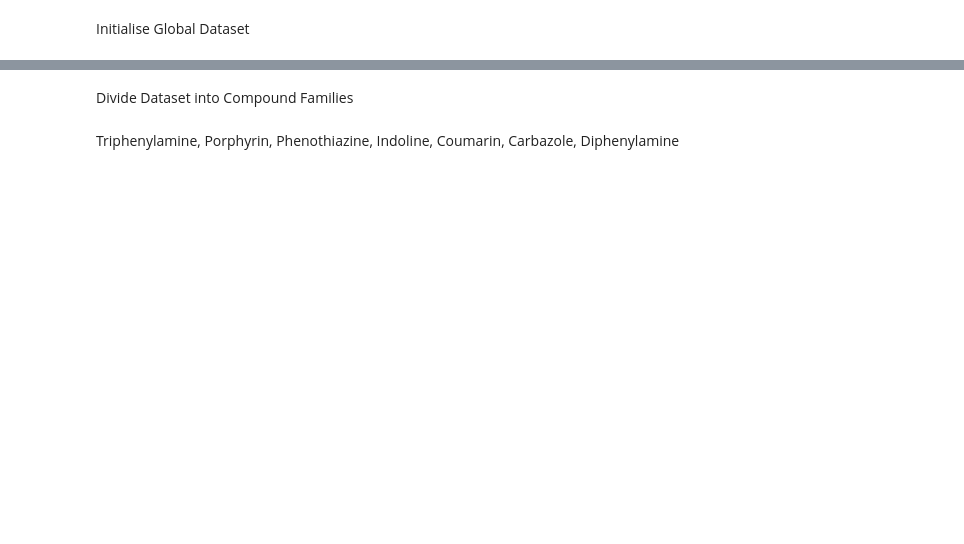
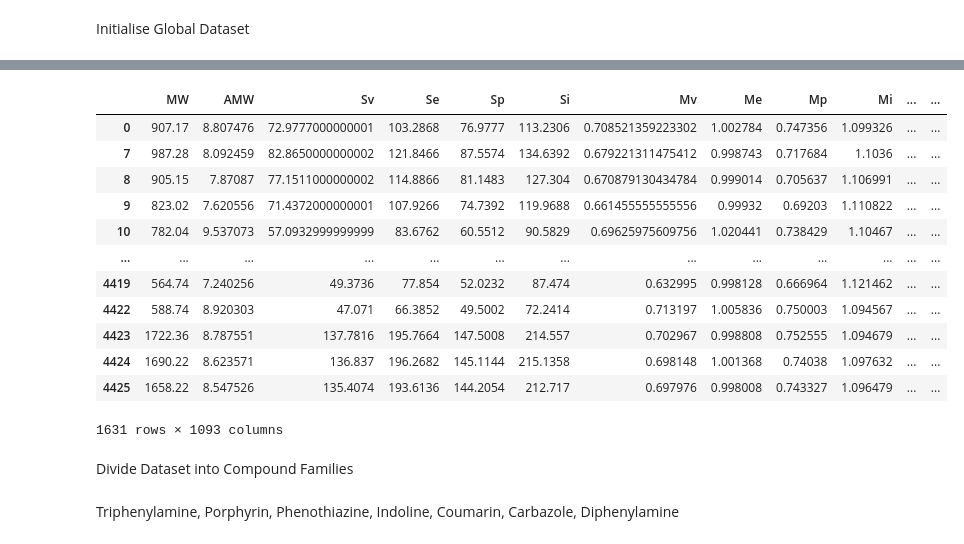
Before and after one commit to PaulC61/Cheminformatics, a Jupyter notebook: InternshipM2_BIU/WorkingEnvironment/Phase2/plsPaper.ipynb, the cells around one changed output, grey strips where cells are left out. Cells and saved outputs as stored; diff of their text form; code cells hidden in the pictures; blank space fills up the shorter version.

```diff
--- a/InternshipM2_BIU/WorkingEnvironment/Phase2/plsPaper.ipynb
+++ b/InternshipM2_BIU/WorkingEnvironment/Phase2/plsPaper.ipynb
@@ -2,3 +2,6 @@
 Initialise Global Dataset
 # %%
 import pandas as pd
+# %%
+noMetalsNoMixes_Y = pd.read_csv('Data/noMetalsNoMixes.csv', index_col=0)
+noMetalsNoMixes_Y
@@ -5,3 +22,23 @@ import pandas as pd
+# %%
+noMetalsNoMixes_X = pd.read_csv('Data/noMetalsNoMixesDescs.txt', sep='\t', index_col=0)
+noMetalsNoMixes_X = pd.DataFrame(noMetalsNoMixes_X.to_numpy(), index=noMetalsNoMixes_Y.index, columns=noMetalsNoMixes_X.columns)
+
+noMetalsNoMixes_X=noMetalsNoMixes_X.drop(['NAME'], axis=1)
+noMetalsNoMixes_X
+# %% [output]
+|  | MW | AMW | Sv | Se | Sp | Si | Mv | Me | Mp | Mi | ... | ... |
+| 0 | 907.17 | 8.807476 | 72.9777000000001 | 103.2868 | 76.9777 | 113.2306 | 0.708521359223302 | 1.002784 | 0.747356 | 1.099326 | ... | ... |
+| 7 | 987.28 | 8.092459 | 82.8650000000002 | 121.8466 | 87.5574 | 134.6392 | 0.679221311475412 | 0.998743 | 0.717684 | 1.1036 | ... | ... |
+| 8 | 905.15 | 7.87087 | 77.1511000000002 | 114.8866 | 81.1483 | 127.304 | 0.670879130434784 | 0.999014 | 0.705637 | 1.106991 | ... | ... |
+| 9 | 823.02 | 7.620556 | 71.4372000000001 | 107.9266 | 74.7392 | 119.9688 | 0.661455555555556 | 0.99932 | 0.69203 | 1.110822 | ... | ... |
+| 10 | 782.04 | 9.537073 | 57.0932999999999 | 83.6762 | 60.5512 | 90.5829 | 0.69625975609756 | 1.020441 | 0.738429 | 1.10467 | ... | ... |
+| ... | ... | ... | ... | ... | ... | ... | ... | ... | ... | ... | ... | ... |
+| 4419 | 564.74 | 7.240256 | 49.3736 | 77.854 | 52.0232 | 87.474 | 0.632995 | 0.998128 | 0.666964 | 1.121462 | ... | ... |
+| 4422 | 588.74 | 8.920303 | 47.071 | 66.3852 | 49.5002 | 72.2414 | 0.713197 | 1.005836 | 0.750003 | 1.094567 | ... | ... |
+| 4423 | 1722.36 | 8.787551 | 137.7816 | 195.7664 | 147.5008 | 214.557 | 0.702967 | 0.998808 | 0.752555 | 1.094679 | ... | ... |
+| 4424 | 1690.22 | 8.623571 | 136.837 | 196.2682 | 145.1144 | 215.1358 | 0.698148 | 1.001368 | 0.74038 | 1.097632 | ... | ... |
+| 4425 | 1658.22 | 8.547526 | 135.4074 | 193.6136 | 144.2054 | 212.717 | 0.697976 | 0.998008 | 0.743327 | 1.096479 | ... | ... |
+1631 rows × 1093 columns
 # %% [markdown]
 Divide Dataset into Compound Families
 # %% [markdown]
```
Also changed, not shown: parts of 2 cells of this notebook, 10 other files.
